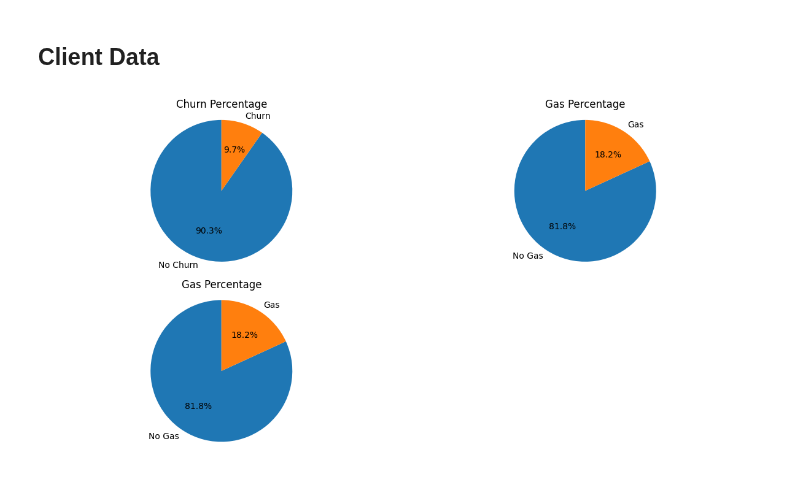
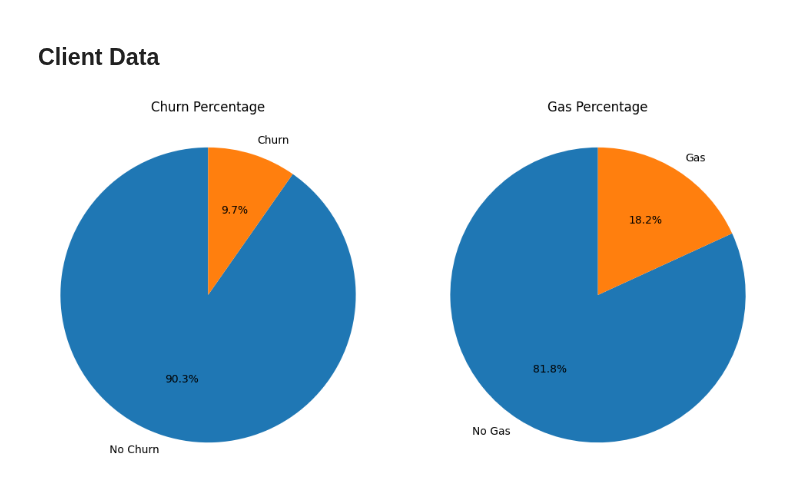
Before and after one commit to pi-mishra/BCG-Data-science-and-analytics-internship, a Jupyter notebook: EDA_BCG_internship.ipynb, the cells around one changed output. Drawn from its saved outputs; the diff is of its cells as text; code cells hidden in the pictures.

```diff
--- a/EDA_BCG_internship.ipynb
+++ b/EDA_BCG_internship.ipynb
@@ -310,43 +310,24 @@ price_mid_peak_fix = 28
 # %% [markdown]
 ## Client Data
 # %%
-# Create a figure with subplots
-fig, axs = plt.subplots(2, 2, figsize=(12, 6))
+fig, axs = plt.subplots(1, 2, figsize=(12, 6)) # Create a figure with subplots
 
-# Calculate the counts of churn (0 and 1)
-churn_counts = client_d['churn'].value_counts()
 
 # Create a pie chart as the first subplot
-axs[0,0].pie(churn_counts, labels=['No Churn', 'Churn'], autopct='%1.1f%%', startangle=90)
-axs[0,0].set_title('Churn Percentage')
-axs[0,0].axis('equal')  # Equal aspect ratio ensures that pie is drawn as a circle.
+churn_counts = client_d['churn'].value_counts()
+axs[0].pie(churn_counts, labels=['No Churn', 'Churn'], autopct='%1.1f%%', startangle=90)
+axs[0].set_title('Churn Percentage')
+axs[0].axis('equal')  # Equal aspect ratio ensures that pie is drawn as a circle.
 
-# You can add more subplots or customize them as needed here
 
-# Calculate the counts of churn (0 and 1)
+# Create a pie chart as the second subplot
 gas_counts = client_d['has_gas'].value_counts()
-
-# Create a pie chart as the first subplot
-axs[0,1].pie(gas_counts, labels=['No Gas', 'Gas'], autopct='%1.1f%%', startangle=90)
-axs[0,1].set_title('Gas Percentage')
-axs[0,1].axis('equal')  # Equal aspect ratio ensures that pie is drawn as a circle.
-
-# Calculate the counts of churn (0 and 1)
-gas_counts = client_d['has_gas'].value_counts()
-
-# Create a pie chart as the first subplot
-axs[1,0].pie(gas_counts, labels=['No Gas', 'Gas'], autopct='%1.1f%%', startangle=90)
-axs[1,0].set_title('Gas Percentage')
-axs[1,0].axis('equal')  # Equal aspect ratio ensures that pie is drawn as a circle.
-
-# Remove the empty subplot in the second row, second column
-fig.delaxes(axs[1, 1])
-
-# Adjust the spacing between subplots
-plt.tight_layout()
+axs[1].pie(gas_counts, labels=['No Gas', 'Gas'], autopct='%1.1f%%', startangle=90)
+axs[1].set_title('Gas Percentage')
+axs[1].axis('equal')  # Equal aspect ratio ensures that pie is drawn as a circle.
 
 
 # Show the entire figure
 plt.show()
 # %% [output]
-[figure, old version]
+[figure, new version]
```
Also changed, not shown: parts of 2 cells of this notebook.
